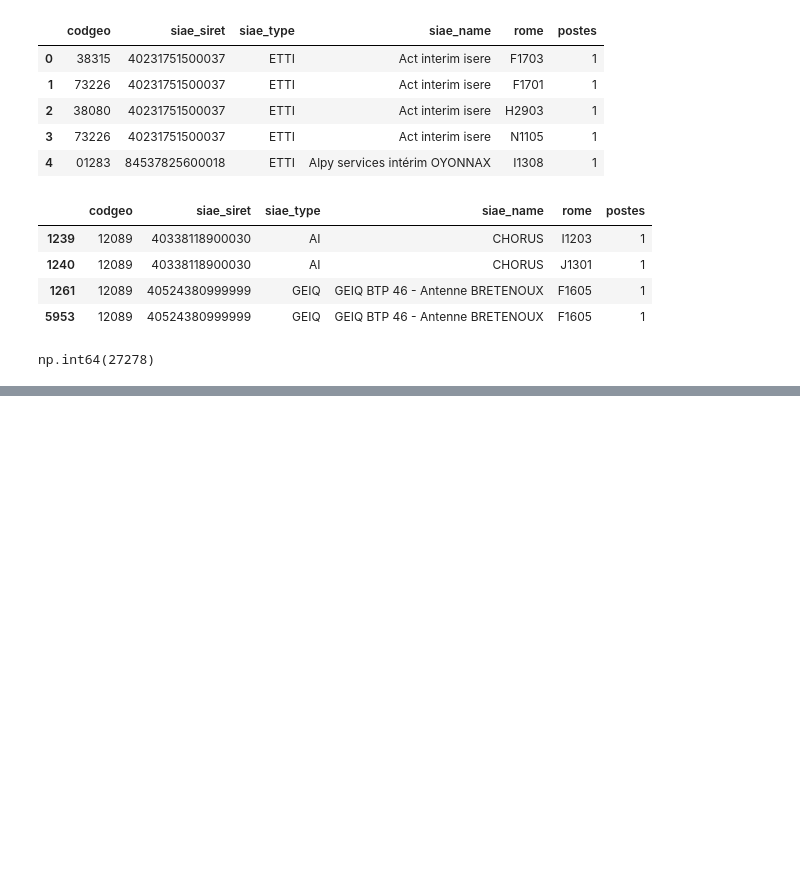
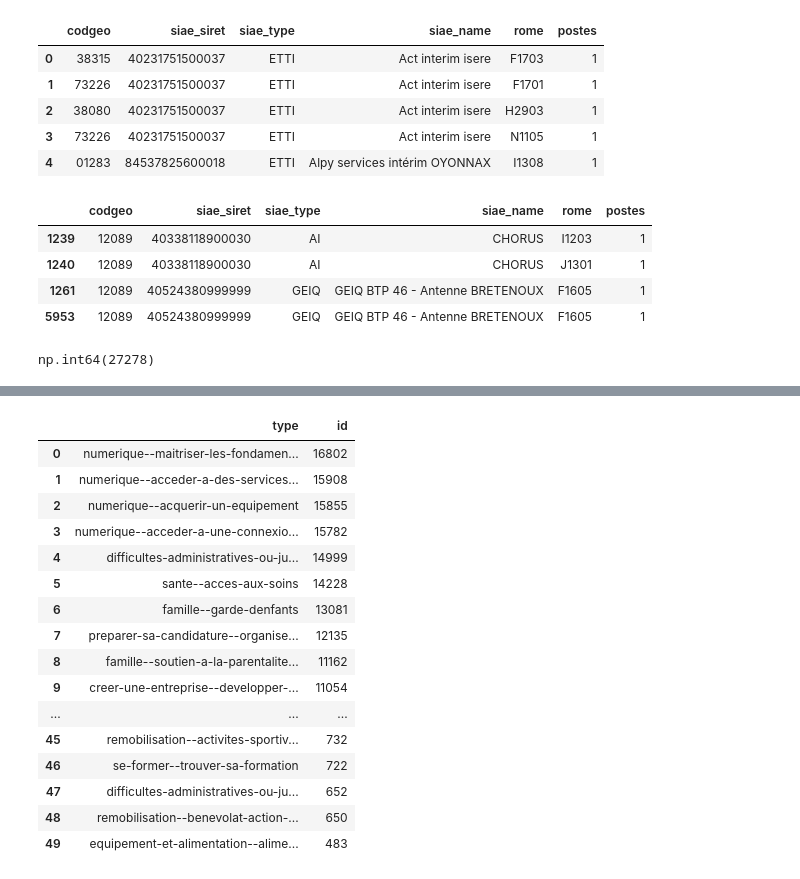
Before and after one commit to jbesan/13_odis_stream2, a Jupyter notebook: notebooks/odis_check_data.ipynb, the cells around one changed output, grey strips where cells are left out. Saved outputs shown, nothing was run; the diff lists cells and outputs as text; code cells hidden in the pictures; blank space fills up the shorter version.

```diff
--- a/notebooks/odis_check_data.ipynb
+++ b/notebooks/odis_check_data.ipynb
@@ -862,0 +912,3 @@ np.int64(27278)
+# %%
+incl_services = odis_pois[odis_pois.category == 'incl_services']
+incl_services.head()
@@ -862,0 +922,2 @@ np.int64(27278)
+# %%
+incl_services_agg = incl_services.groupby('type').agg({'id':'count'}).sort_values(by='id', ascending=False).reset_index()
@@ -862,0 +931,20 @@ np.int64(27278)
+# %%
+incl_services_agg.head(50)
+# %% [output]
+|  | type | id |
+| 0 | numerique--maitriser-les-fondamen... | 16802 |
+| 1 | numerique--acceder-a-des-services... | 15908 |
+| 2 | numerique--acquerir-un-equipement | 15855 |
+| 3 | numerique--acceder-a-une-connexio... | 15782 |
+| 4 | difficultes-administratives-ou-ju... | 14999 |
+| 5 | sante--acces-aux-soins | 14228 |
+| 6 | famille--garde-denfants | 13081 |
+| 7 | preparer-sa-candidature--organise... | 12135 |
+| 8 | famille--soutien-a-la-parentalite... | 11162 |
+| 9 | creer-une-entreprise--developper-... | 11054 |
+| ... | ... | ... |
+| 45 | remobilisation--activites-sportiv... | 732 |
+| 46 | se-former--trouver-sa-formation | 722 |
+| 47 | difficultes-administratives-ou-ju... | 652 |
+| 48 | remobilisation--benevolat-action-... | 650 |
+| 49 | equipement-et-alimentation--alime... | 483 |
```
Also changed, not shown: parts of 14 cells of this notebook, 20 other files.
